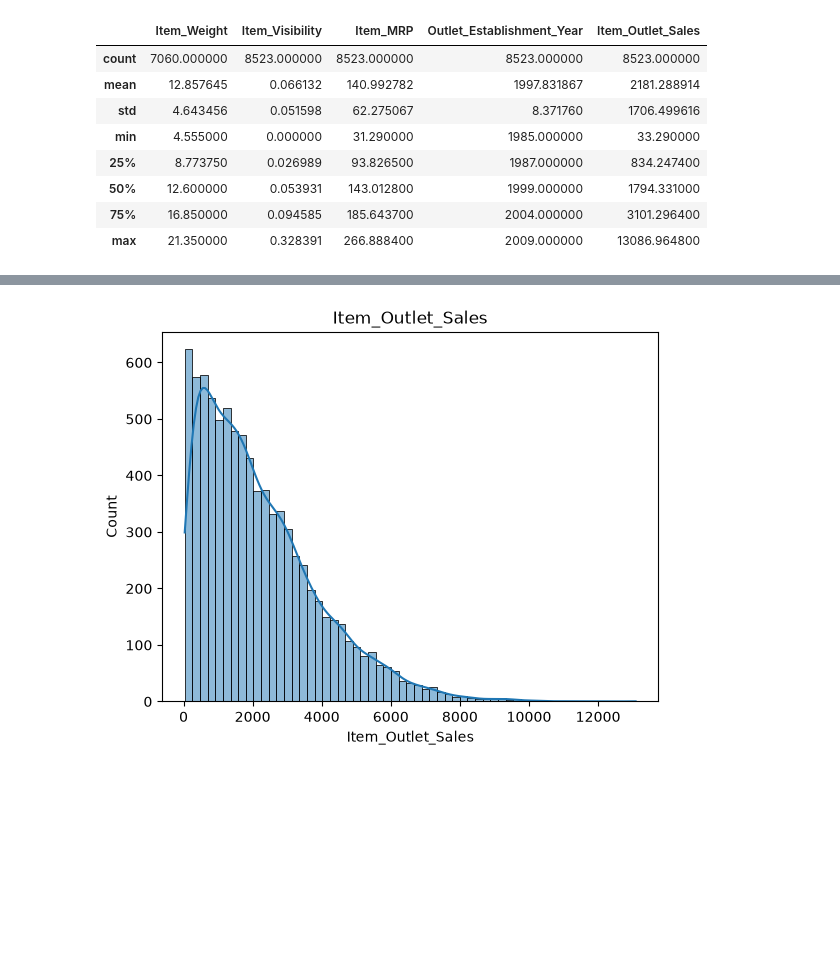
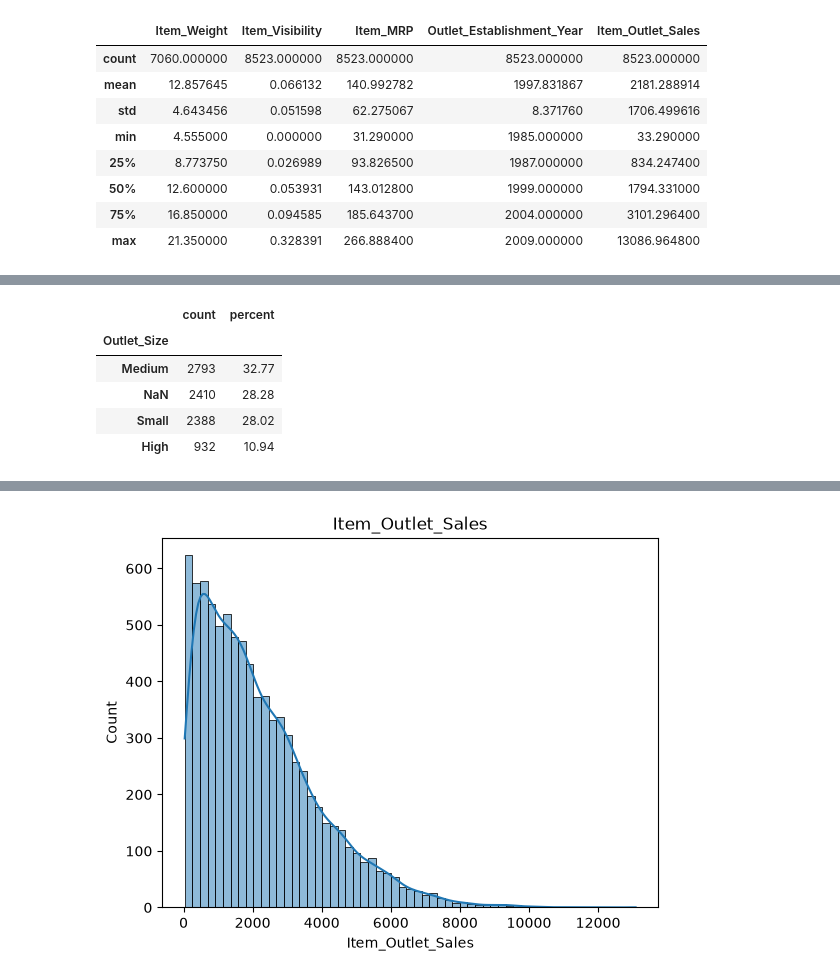
Before and after one commit to advikdivekar/statsmart, a Jupyter notebook: notebooks/01_eda.ipynb, the cells around one changed output, grey strips where cells are left out. Cells and saved outputs as stored; diff of their text form; code cells hidden in the pictures; blank space fills up the shorter version.

```diff
--- a/notebooks/01_eda.ipynb
+++ b/notebooks/01_eda.ipynb
@@ -85 +96,11 @@ Two columns have missing values: `Item_Weight` (1463) and `Outlet_Size` (2410).
+# %%
+# Outlet_Size before it is filled: the NaN row shows the missing share
+counts_table(df['Outlet_Size'])
+# %% [output]
+|  | count | percent |
+| Outlet_Size |  |  |
+| Medium | 2793 | 32.77 |
+| NaN | 2410 | 28.28 |
+| Small | 2388 | 28.02 |
+| High | 932 | 10.94 |
 # %%
```
Also changed, not shown: parts of 49 cells of this notebook.
